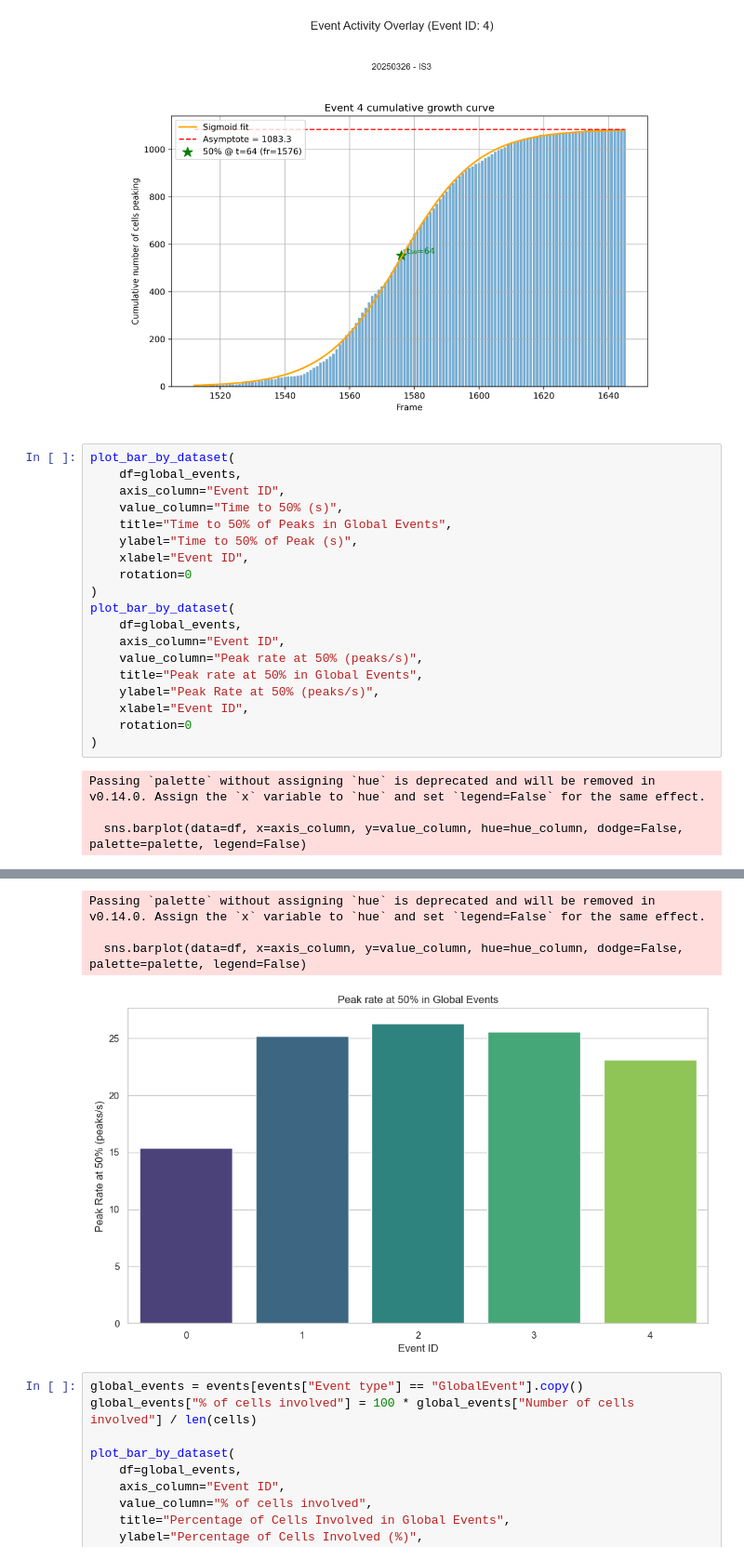
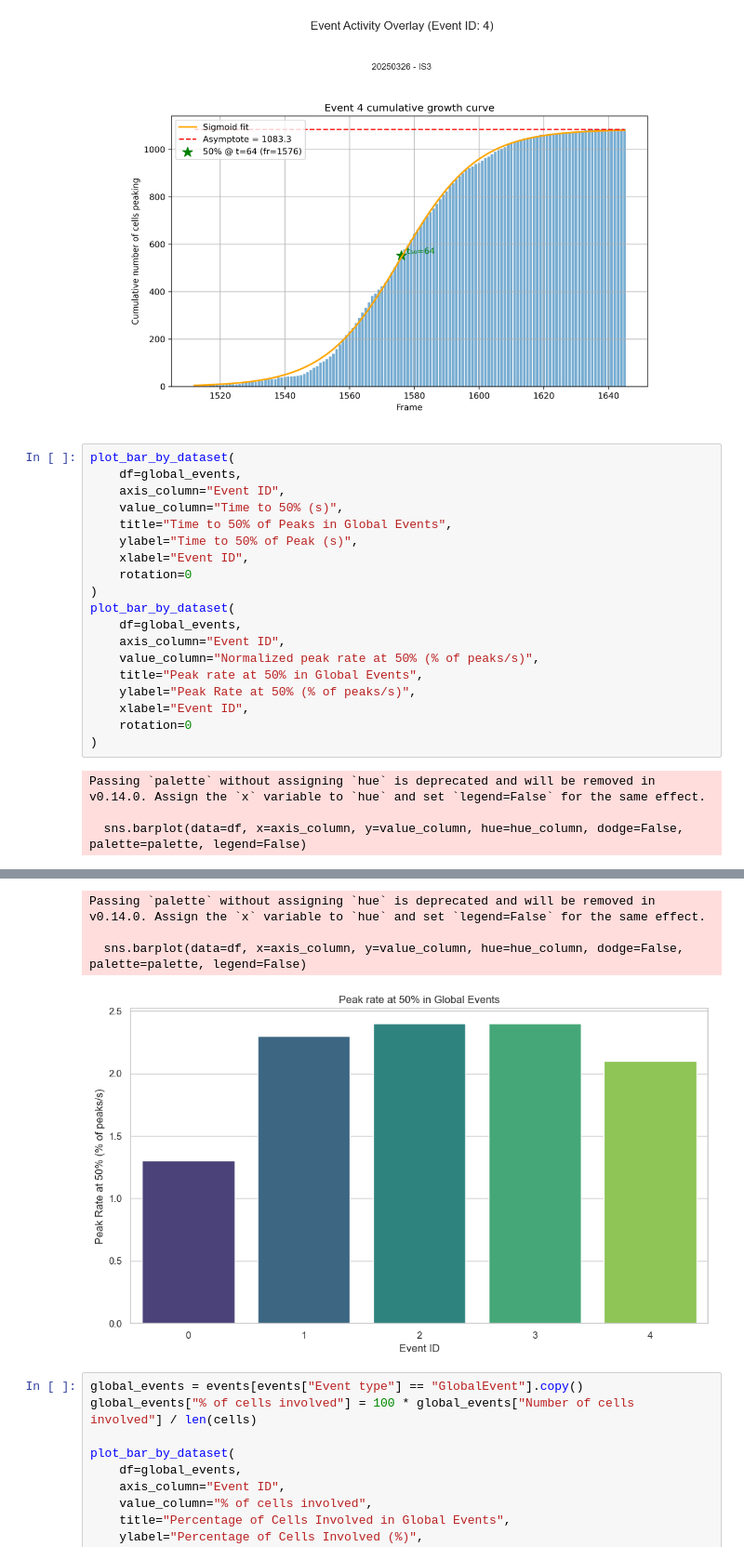
Before and after one commit to hamelmateo/CaSTIA-AF, a Jupyter notebook: notebooks/image_sequence_analysis.ipynb, the cells around one changed output, grey strips where cells are left out. Shown at 93% size. Drawn from its saved outputs; the diff is of its cells as text.

Commit message:
Modification from peak rate to normalized peak rate (% of total peaks)

```diff
--- a/notebooks/image_sequence_analysis.ipynb
+++ b/notebooks/image_sequence_analysis.ipynb
@@ -238,31 +238,31 @@ for event_id in global_events["Event ID"]:
 # %%
 plot_bar_by_dataset(
     df=global_events,
     axis_column="Event ID",
     value_column="Time to 50% (s)",
     title="Time to 50% of Peaks in Global Events",
     ylabel="Time to 50% of Peak (s)",
     xlabel="Event ID",
     rotation=0
 )
 plot_bar_by_dataset(
     df=global_events,
     axis_column="Event ID",
-    value_column="Peak rate at 50% (peaks/s)",
+    value_column="Normalized peak rate at 50% (% of peaks/s)",
     title="Peak rate at 50% in Global Events",
-    ylabel="Peak Rate at 50% (peaks/s)",
+    ylabel="Peak Rate at 50% (% of peaks/s)",
     xlabel="Event ID",
     rotation=0
 )
 # %% [output]
 Passing `palette` without assigning `hue` is deprecated and will be removed in v0.14.0. Assign the `x` variable to `hue` and set `legend=False` for the same effect.
 
   sns.barplot(data=df, x=axis_column, y=value_column, hue=hue_column, dodge=False, palette=palette, legend=False)
 [figure]
 Passing `palette` without assigning `hue` is deprecated and will be removed in v0.14.0. Assign the `x` variable to `hue` and set `legend=False` for the same effect.
 
   sns.barplot(data=df, x=axis_column, y=value_column, hue=hue_column, dodge=False, palette=palette, legend=False)
-[figure, old version]
+[figure, new version]
 # %%
 global_events = events[events["Event type"] == "GlobalEvent"].copy()
 global_events["% of cells involved"] = 100 * global_events["Number of cells involved"] / len(cells)
```
Also changed, not shown: 2 other files.
